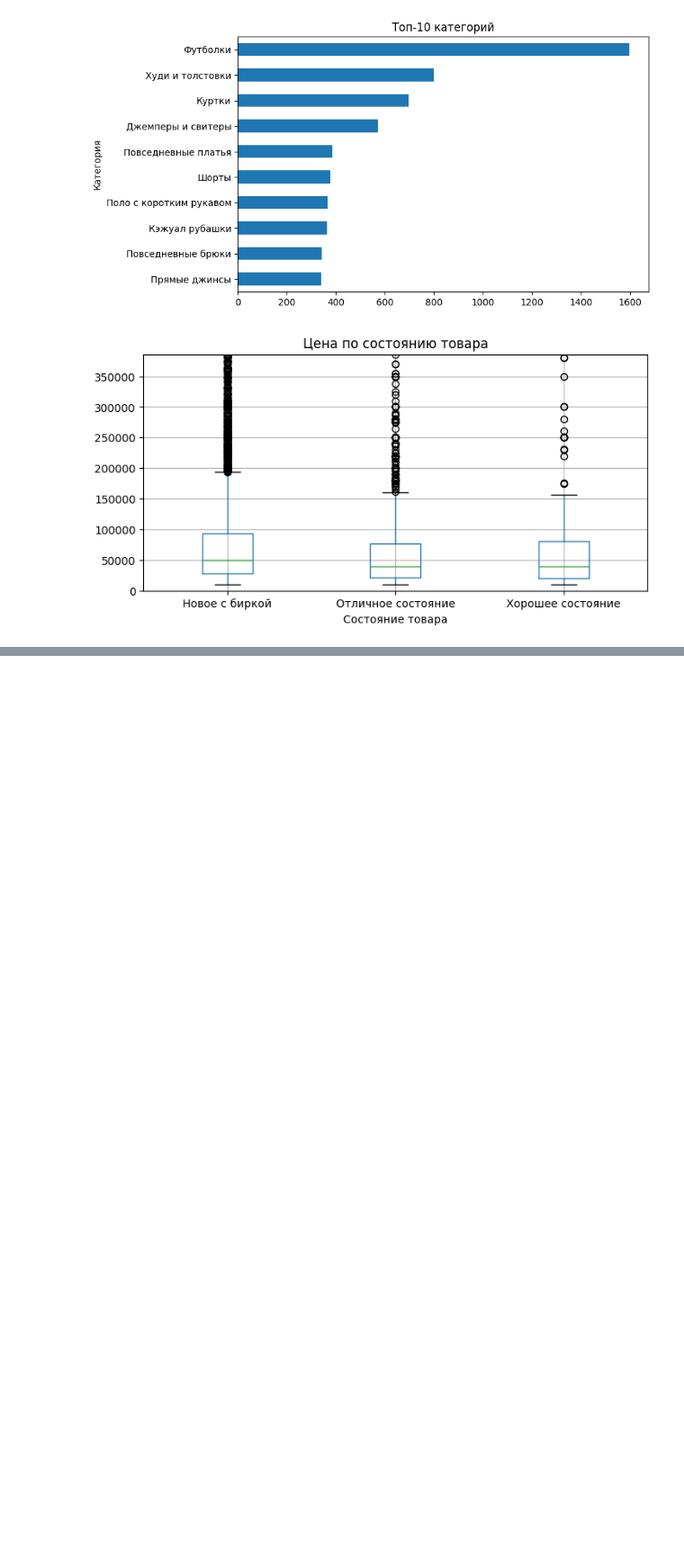
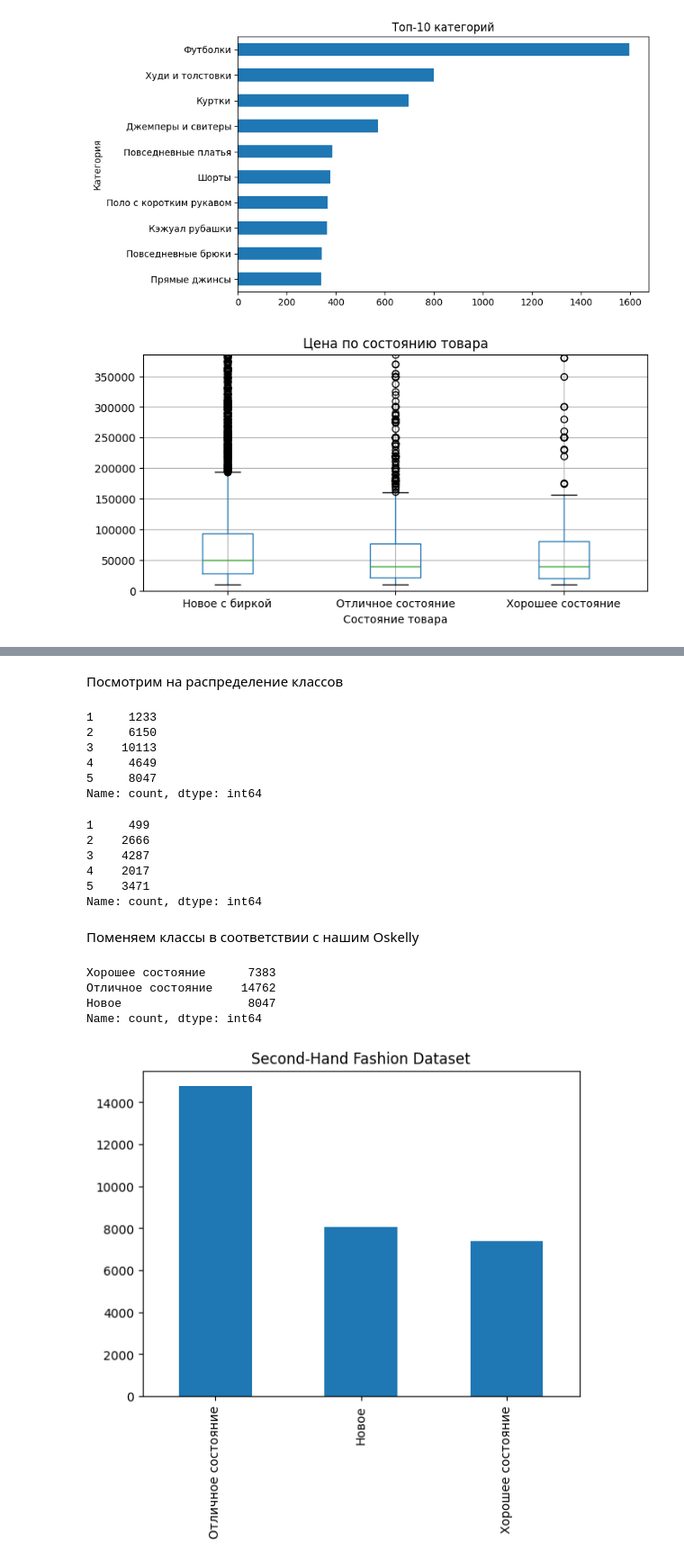
Before and after one commit to mnedo/SMADIMO_GP5, a Jupyter notebook: notebooks/GP5_EDA.ipynb, the cells around one changed output, grey strips where cells are left out. Shown at 90% size. Saved outputs shown, nothing was run; the diff lists cells and outputs as text; code cells hidden in the pictures; blank space fills up the shorter version.

```diff
--- a/notebooks/GP5_EDA.ipynb
+++ b/notebooks/GP5_EDA.ipynb
@@ -154,0 +260,45 @@ Mounted at /drive
+# %%
+from datasets import load_dataset
+
+dataset = load_dataset("wargoninnovation/clothingdatasetsecondhand")
+train_data = dataset["train"]
+test_data = dataset["test"]
+# %% [markdown]
+Посмотрим на распределение классов
+# %%
+train_conditions = dataset['train']['condition']
+print(pd.Series(train_conditions).value_counts().sort_index())
+# %% [output]
+1     1233
+2     6150
+3    10113
+4     4649
+5     8047
+Name: count, dtype: int64
+# %%
+test_conditions = dataset['test']['condition']
+print(pd.Series(test_conditions).value_counts().sort_index())
+# %% [output]
+1     499
+2    2666
+3    4287
+4    2017
+5    3471
+Name: count, dtype: int64
+# %% [markdown]
+Поменяем классы в соответствии с нашим Oskelly
+# %%
+label_names = {0: 'Хорошее состояние', 1: 'Отличное состояние', 2: 'Новое'}
+dataset = dataset.map(lambda x: {"label": 0 if x["condition"] <= 2 else 1 if x["condition"] <= 4 else 2})
+print(pd.Series(dataset['train']['label']).value_counts().sort_index().rename(label_names))
+# %% [output]
+Хорошее состояние      7383
+Отличное состояние    14762
+Новое                  8047
+Name: count, dtype: int64
+# %%
+fashion_cnt = pd.Series(dataset['train']['label']).map(label_names).value_counts()
+fashion_cnt.plot(kind='bar', title='Second-Hand Fashion Dataset')
+plt.show()
+# %% [output]
+[figure, added]
```
Also changed, not shown: parts of 38 cells of this notebook.
